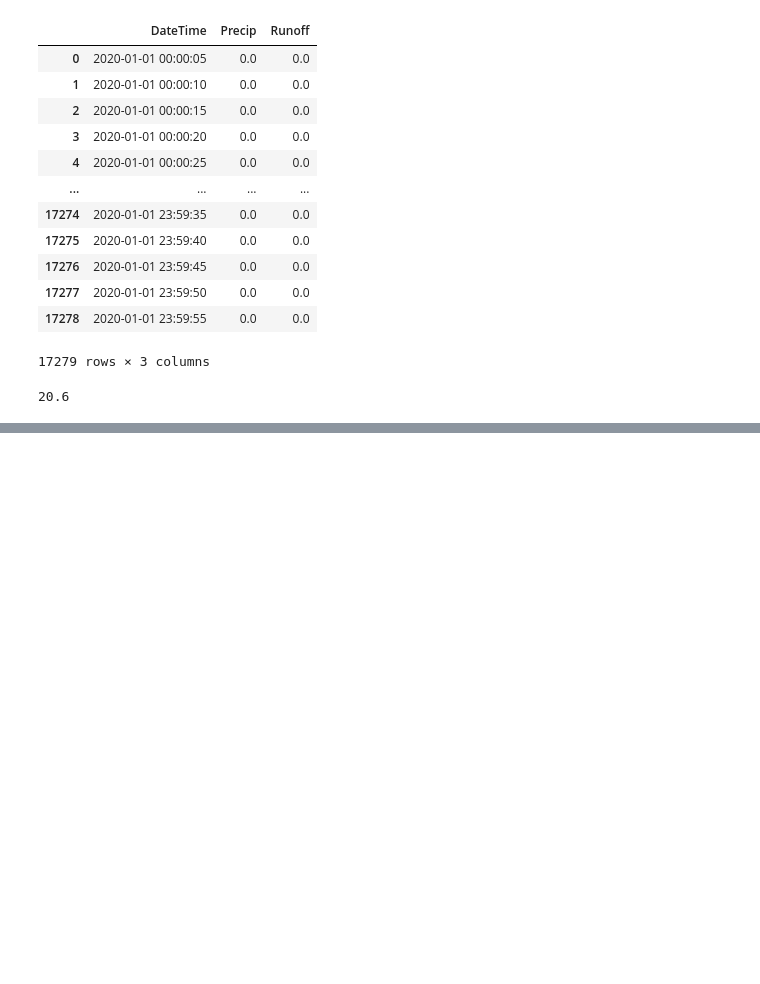
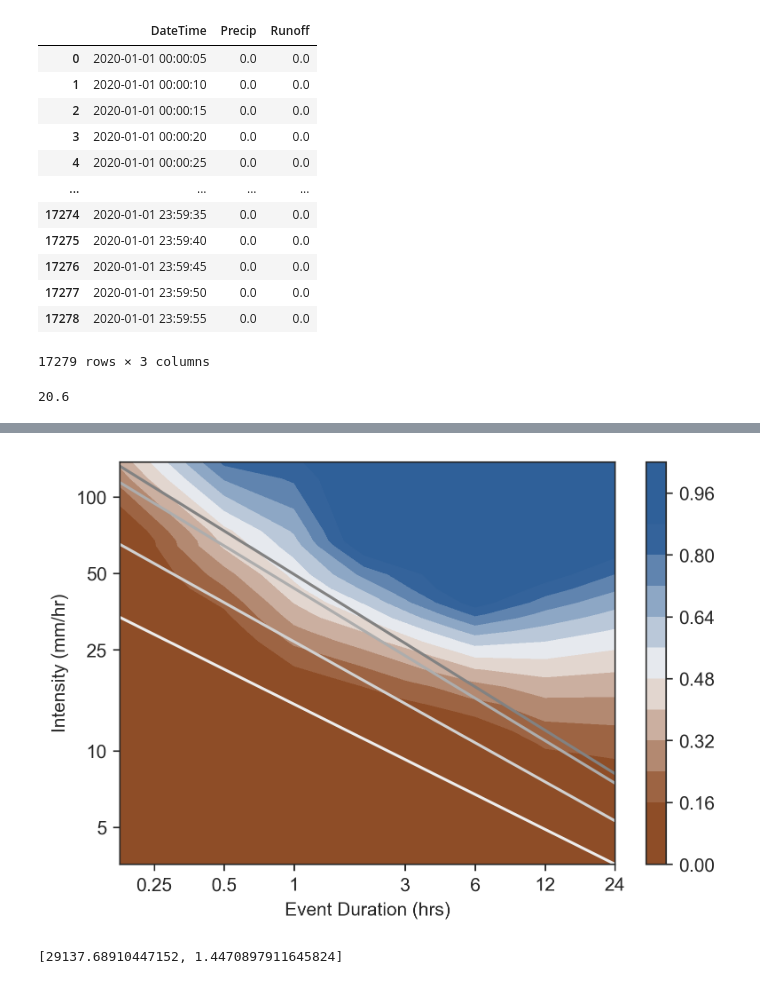
Before and after one commit to tfmrodge/SubsurfaceSinks, a Jupyter notebook: Pine & 8th BC Plotting.ipynb, the cells around one changed output, grey strips where cells are left out. Saved outputs shown, nothing was run; the diff lists cells and outputs as text; code cells hidden in the pictures; blank space fills up the shorter version.

```diff
--- a/Pine & 8th BC Plotting.ipynb
+++ b/Pine & 8th BC Plotting.ipynb
@@ -278,0 +263,46 @@ BdbQuit:
+# %%
+#Plot system performance on IDF curves
+#Inputs
+#outpath = 'D:/GitHub/Vancouver_BC_Modeling/Pickles/IDF_defaults.pkl'
+outpath = 'D:/GitHub/Vancouver_BC_Modeling/Pickles/IDF_results.pkl'
+#outpath = 'D:/GitHub/Vancouver_BC_Modeling/Pickles/IDF_nodrain.pkl'
+numc = ['water', 'subsoil','rootbody', 'rootxylem', 'rootcyl','shoots', 'air','pond']
+locsumm = pd.read_excel('inputfiles/Pine8th_BC.xlsx',index_col = 0)
+chemsumm = pd.read_excel('inputfiles/6PPDQ_CHEMSUMM.xlsx',index_col = 0)
+params = pd.read_excel('inputfiles/params_Pine8th.xlsx',index_col = 0)
+timeseries = pd.read_excel('inputfiles/timeseries_IDFstorms.xlsx')
+pltdata = pd.read_pickle(outpath)
+#Define the x and y axes
+xticks = [0.25,0.5,1,3, 6,12,24]
+xticks = [np.log10(xticks),xticks]
+yticks = [5,10,25,50,100]
+yticks = [np.log10(yticks),yticks]
+#Define the variables to plot
+pltvars=['pct_stormsewer','LogD','LogI']
+#pltvars=['RQ_av','LogD','LogI']
+
+#Define other parameters
+#Limit of interpolation - values outside of these limits will be set to these. Use "none" for no limits
+interplims = [0.,1.]
+#interplims = [0.,3.5]
+vlims = [0.15,0.85]#[0.15,3.5]#
+#pdb.set_trace()
+#define the colormap - default is brown-blue
+cmap = None
+#cmap = sns.cubehelix_palette(start=.75, rot=-.5,light=0.85, as_cmap=True)
+#cmap = sns.cubehelix_palette(n_colors = 7,start=1.40, rot=-0.9,gamma = 0.3, hue = 0.9, dark=0.1, light=.95,as_cmap=True,reverse=True)
+bc = BCBlues(locsumm,chemsumm,params,timeseries,numc)
+fig,ax = bc.plot_idfs(pltdata,pltvars=pltvars,cmap=cmap,vlims=vlims,interplims=interplims,
+                      xticks=xticks,yticks=yticks,figsize=(6,4))
+ax.set_xlabel('Event Duration (hrs)')
+ax.set_ylabel('Intensity (mm/hr)')
+figpath = 'D:/OneDrive - UBC/Postdoc/Active Projects/6PPD/Manuscript/Figs/Pythonfigs/'
+figname = 'IDF_foc_D_nodrain'
+#fig.savefig(figpath+figname+'.pdf',format='pdf')
+#fig.savefig()
+# %% [output]
+[figure, added]
+# %%
+[pltdata.RQ_sum.sum(),pltdata.RQ_av.mean()]
+# %% [output]
+[29137.68910447152, 1.4470897911645824]
```
Also changed, not shown: parts of 7 cells of this notebook, 17 other files.
